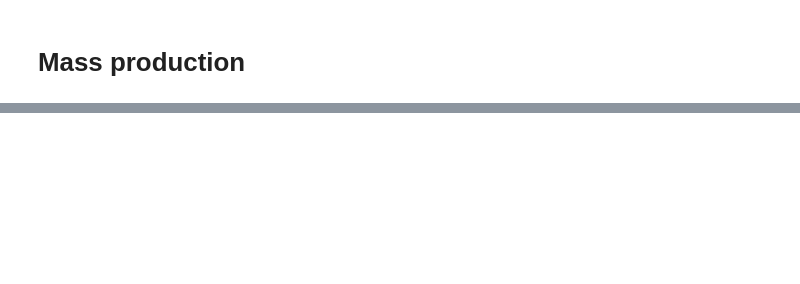
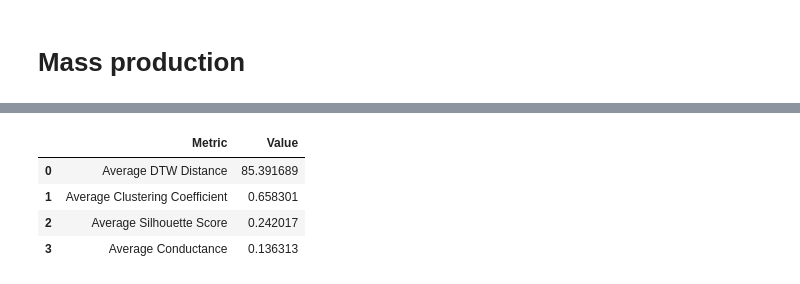
Before and after one commit to 5i5ousPlay/Thesisv2, a Jupyter notebook: Mogging/Graph_Building.ipynb, the cells around one changed output, grey strips where cells are left out. Drawn from its saved outputs; the diff is of its cells as text; code cells hidden in the pictures; blank space fills up the shorter version.

```diff
--- a/Mogging/Graph_Building.ipynb
+++ b/Mogging/Graph_Building.ipynb
@@ -507,0 +522,2 @@ The KNN graph for Pyotr Il’yich Tchaikovsky is disjoint. Ensuring connectivity
+# %%
+composer_metrics = dict.fromkeys(directories, None)
@@ -507,0 +532,11 @@ The KNN graph for Pyotr Il’yich Tchaikovsky is disjoint. Ensuring connectivity
+# %%
+for composer in directories:
+    composer_metrics[composer] = graph_metrics(composer_graphs[composer], composer_dist_mats[composer], 42)
+# %%
+composer_metrics["Franz Peter Schubert"]
+# %% [output]
+|  | Metric | Value |
+| 0 | Average DTW Distance | 85.391689 |
+| 1 | Average Clustering Coefficient | 0.658301 |
+| 2 | Average Silhouette Score | 0.242017 |
+| 3 | Average Conductance | 0.136313 |
```
Also changed, not shown: parts of 16 cells of this notebook.
